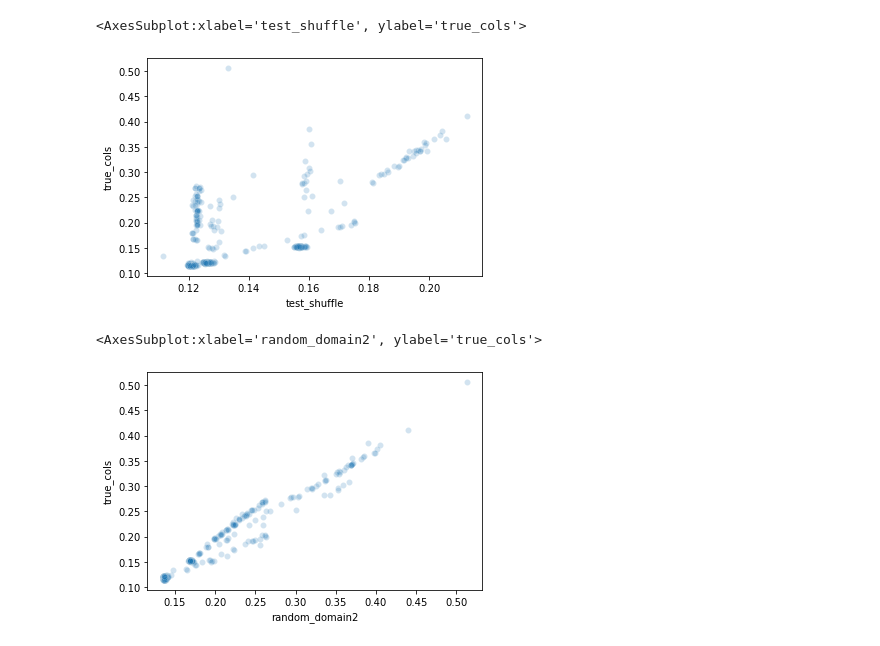
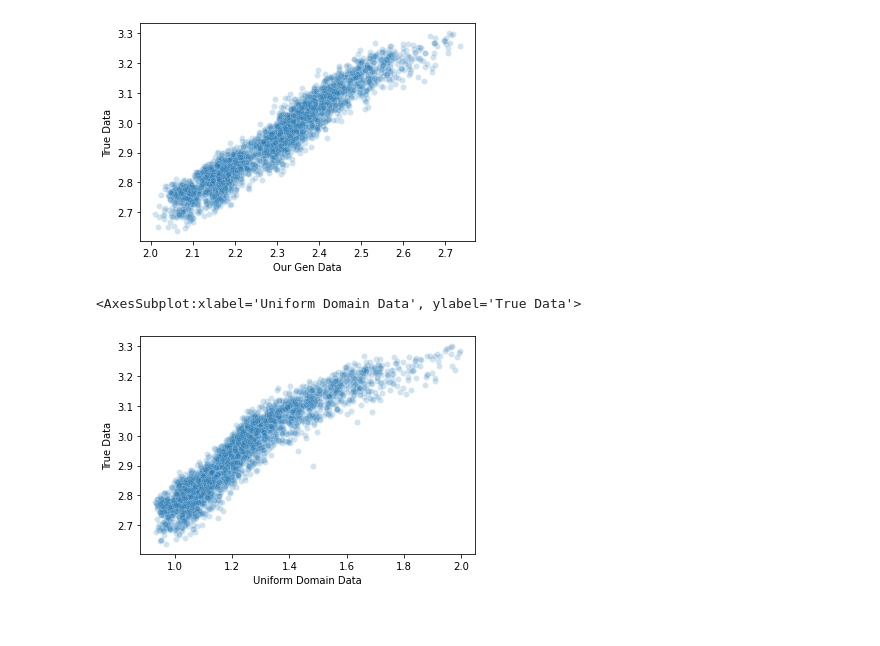
Before and after one commit to parimarjan/WorkloadCharacterization, a Jupyter notebook: Notebooks/Analyze-EvaldData-Logs.ipynb, the cells around one changed output. Saved outputs shown, nothing was run; the diff lists cells and outputs as text; code cells hidden in the pictures; blank space fills up the shorter version.

```diff
--- a/Notebooks/Analyze-EvaldData-Logs.ipynb
+++ b/Notebooks/Analyze-EvaldData-Logs.ipynb
@@ -39,7 +43,7 @@ def load_logs(logfile):
     df = pd.DataFrame(retdata)
     return df
 # %%
-LOGDIR = "../results_n/"
+LOGDIR = "../results3/"
 # %%
 fns = glob.glob(LOGDIR + "*.log")
 dfs = []
@@ -70,3 +80,7 @@ df
 # %%
+#df = df[df.data_kind != 'random_domain']
 df = df[df.data_kind != 'random_domain']
-df = df[df.inp_to_eval == 'n']
+df = df[df.data_kind != 'test']
+df = df[df.data_kind != 'test_shuffle']
+df = df[df.inp_to_eval == 'mi']
+df = df[df.num_queries == -1]
@@ -73,3 +91,10 @@ df = df[df.inp_to_eval == 'n']
+# %%
+mapping = {}
+mapping["true_cols"] = "True Data"
+mapping["test_shuffle2"] = "Our Gen Data"
+mapping["random_domain2"] = "Uniform Domain Data"
+# %%
+df["data_kind"] = df.apply(lambda x: mapping[x["data_kind"]] , axis=1)
 # %%
 df.groupby(["data_kind"])["rt"].sum()
 # %% [output]
@@ -91,12 +114,14 @@ tmp = df.groupby(["ehash", "data_kind"])[["rt"]].mean().reset_index()
 # %%
 edf = tmp.set_index(['ehash', 'data_kind'])['rt'].unstack().reset_index()
 # %%
-sns.scatterplot(data=edf, x = "test_shuffle", y="true_cols", alpha=0.2)
+sns.scatterplot(data=edf, x = "Our Gen Data", y="True Data", alpha=0.2)
+#plt.xlabel("Our Data")
+#plt.ylabel("True Data")
+plt.show()
 # %% [output]
-<AxesSubplot:xlabel='test_shuffle', ylabel='true_cols'>
-[figure, old version]
+[figure, new version]
 # %%
-sns.scatterplot(data=edf, x = "random_domain2", y="true_cols", alpha=0.2)
+sns.scatterplot(data=edf, x = "Uniform Domain Data", y="True Data", alpha=0.2)
 # %% [output]
-<AxesSubplot:xlabel='random_domain2', ylabel='true_cols'>
+<AxesSubplot:xlabel='Uniform Domain Data', ylabel='True Data'>
-[figure, old version]
+[figure, new version]
```
Also changed, not shown: parts of 6 cells of this notebook, 8 other files.
